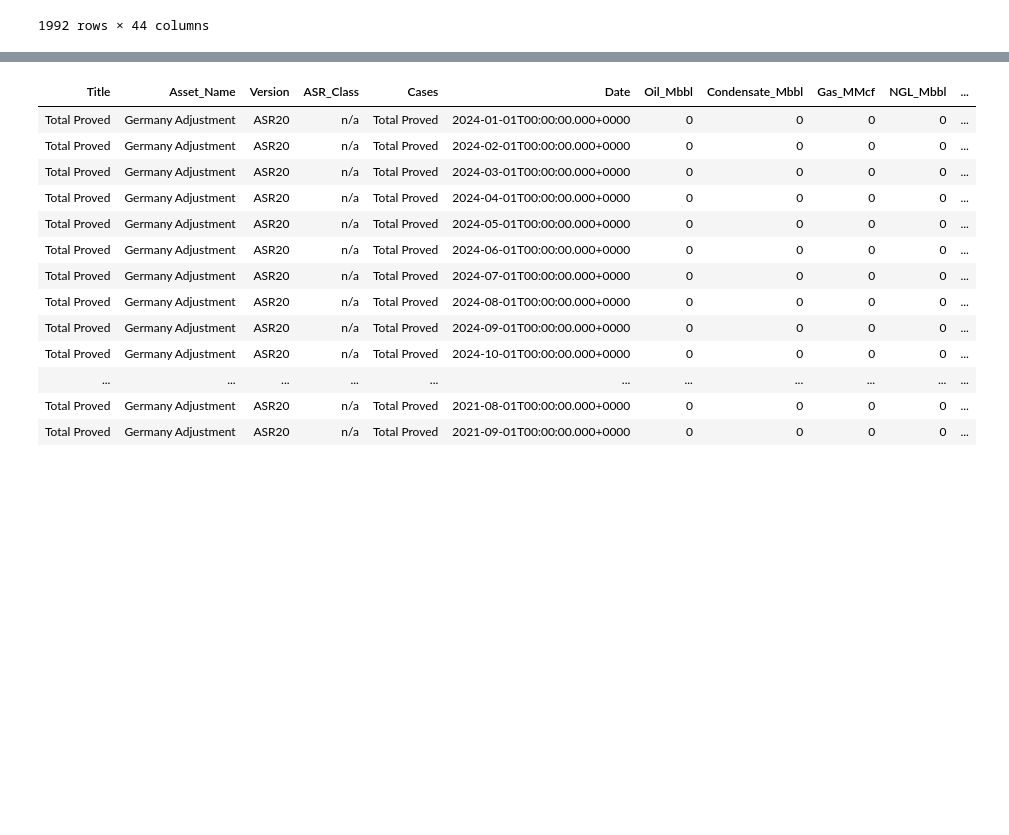
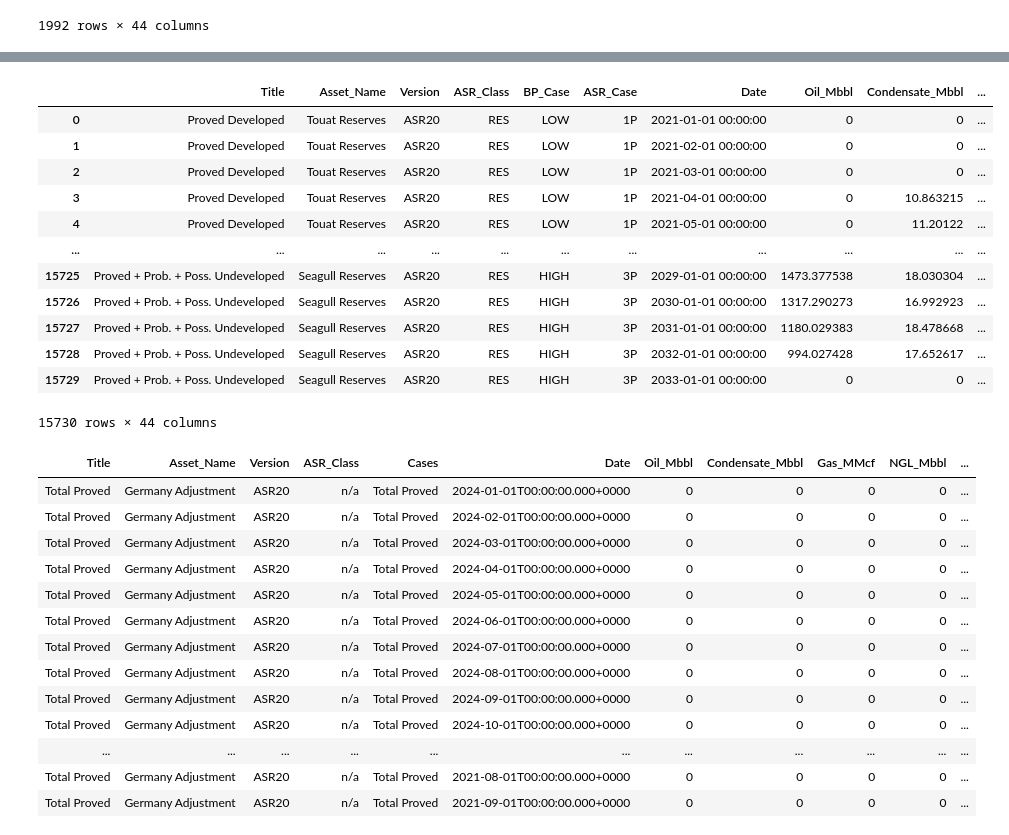
Before and after one commit to dheerajponnoju/python3, a Jupyter notebook: nbcls.ipynb, the cells around one changed output, grey strips where cells are left out. Drawn from its saved outputs; the diff is of its cells as text; code cells hidden in the pictures; blank space fills up the shorter version.

```diff
--- a/nbcls.ipynb
+++ b/nbcls.ipynb
@@ -436,0 +456,16 @@ fdf_dcu
+# %%
+fdf_res
+# %% [output]
+|  | Title | Asset_Name | Version | ASR_Class | BP_Case | ASR_Case | Date | Oil_Mbbl | Condensate_Mbbl | ... |
+| 0 | Proved Developed | Touat Reserves | ASR20 | RES | LOW | 1P | 2021-01-01 00:00:00 | 0 | 0 | ... |
+| 1 | Proved Developed | Touat Reserves | ASR20 | RES | LOW | 1P | 2021-02-01 00:00:00 | 0 | 0 | ... |
+| 2 | Proved Developed | Touat Reserves | ASR20 | RES | LOW | 1P | 2021-03-01 00:00:00 | 0 | 0 | ... |
+| 3 | Proved Developed | Touat Reserves | ASR20 | RES | LOW | 1P | 2021-04-01 00:00:00 | 0 | 10.863215 | ... |
+| 4 | Proved Developed | Touat Reserves | ASR20 | RES | LOW | 1P | 2021-05-01 00:00:00 | 0 | 11.20122 | ... |
+| ... | ... | ... | ... | ... | ... | ... | ... | ... | ... | ... |
+| 15725 | Proved + Prob. + Poss. Undeveloped | Seagull Reserves | ASR20 | RES | HIGH | 3P | 2029-01-01 00:00:00 | 1473.377538 | 18.030304 | ... |
+| 15726 | Proved + Prob. + Poss. Undeveloped | Seagull Reserves | ASR20 | RES | HIGH | 3P | 2030-01-01 00:00:00 | 1317.290273 | 16.992923 | ... |
+| 15727 | Proved + Prob. + Poss. Undeveloped | Seagull Reserves | ASR20 | RES | HIGH | 3P | 2031-01-01 00:00:00 | 1180.029383 | 18.478668 | ... |
+| 15728 | Proved + Prob. + Poss. Undeveloped | Seagull Reserves | ASR20 | RES | HIGH | 3P | 2032-01-01 00:00:00 | 994.027428 | 17.652617 | ... |
+| 15729 | Proved + Prob. + Poss. Undeveloped | Seagull Reserves | ASR20 | RES | HIGH | 3P | 2033-01-01 00:00:00 | 0 | 0 | ... |
+15730 rows × 44 columns
```
Also changed, not shown: parts of 5 cells of this notebook, 5 other files.
